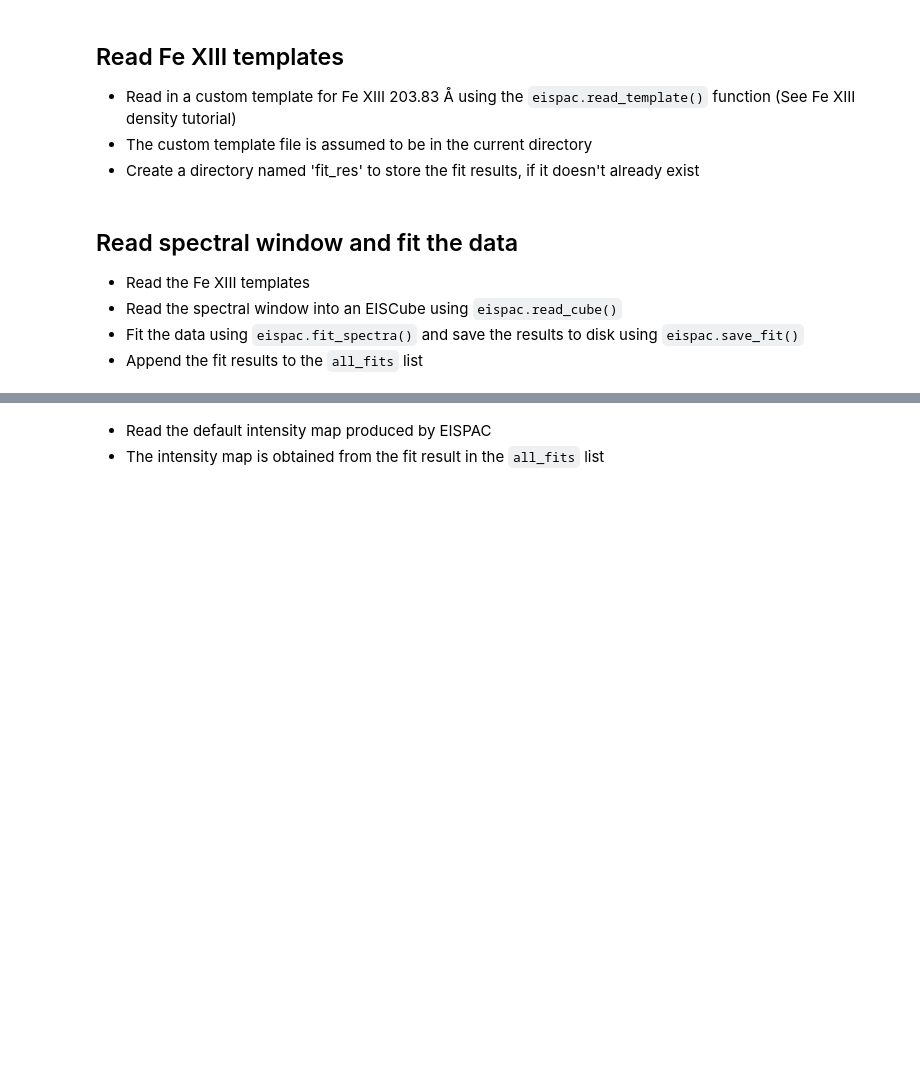
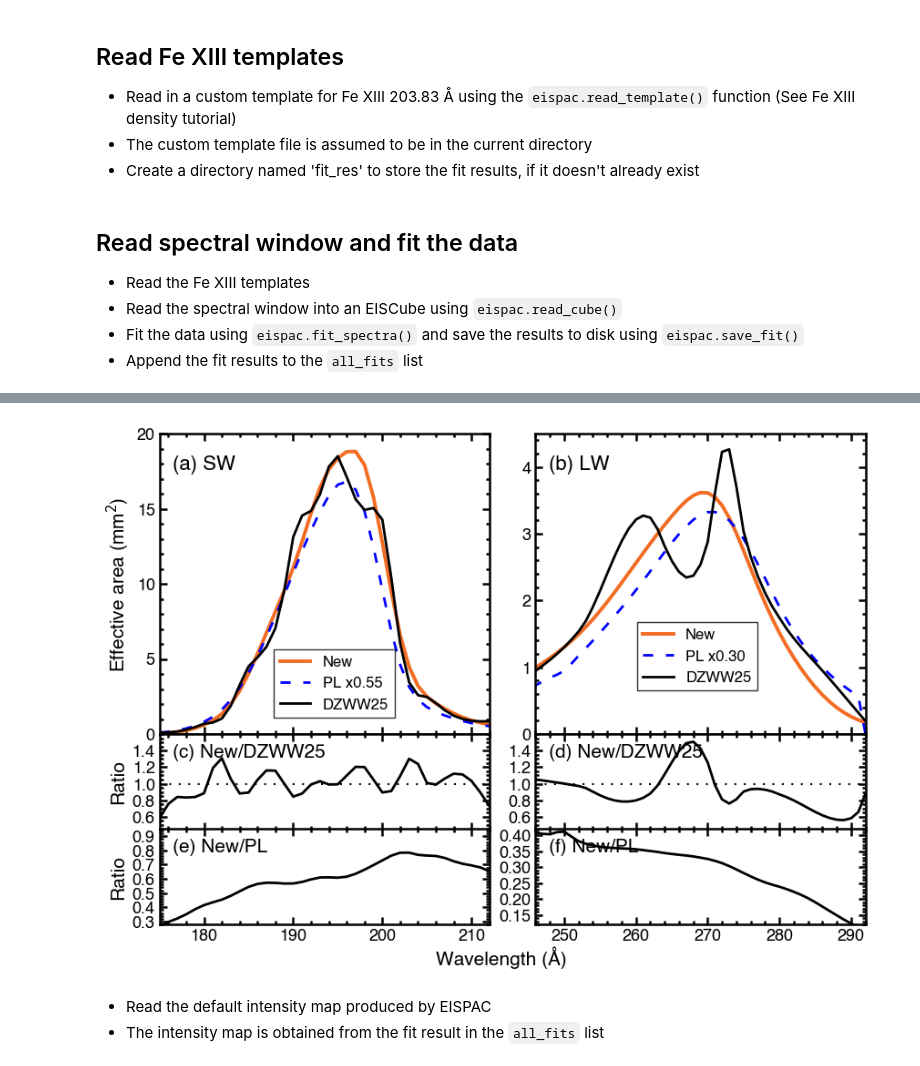
Before and after one commit to andyto1234/EISPAC-Tutorial___Calibrations, a Jupyter notebook: Tutorial__Calibrating_EIS_Data.ipynb, the cells around one changed output, grey strips where cells are left out. Cells and saved outputs as stored; diff of their text form; code cells hidden in the pictures; blank space fills up the shorter version.

```diff
--- a/Tutorial__Calibrating_EIS_Data.ipynb
+++ b/Tutorial__Calibrating_EIS_Data.ipynb
@@ -97,3 +134,92 @@ import sunpy.map
+# %%
+# Replicate Figure 7 from Young & Mondal 2026: compare 2024, 2023/DZWW25, and prelaunch effective areas
+
+from eis_calibration.eis_calib_2014 import eis_ea
+from eis_calibration.eis_calib_2023 import interpol_eis_ea
+from eis_calibration.eis_calib_2024 import young_mondal_ea
+
+sw_wave = np.arange(175.0, 214.0, 1.0)
+lw_wave = np.arange(245.0, 293.0, 1.0)
+comparison_date = '2024-09-30T00:00:00.000'
+
+# Convert effective area from cm^2 to mm^2.
+sw_2024 = young_mondal_ea(sw_wave) * 100.0
+lw_2024 = young_mondal_ea(lw_wave) * 100.0
+sw_2023 = interpol_eis_ea(comparison_date, sw_wave, quiet=True) * 100.0
+lw_2023 = interpol_eis_ea(comparison_date, lw_wave, quiet=True) * 100.0
+sw_prelaunch = eis_ea(sw_wave) * 100.0
+lw_prelaunch = eis_ea(lw_wave) * 100.0
+
+sw_new_over_2023 = np.divide(sw_2024, sw_2023, out=np.full_like(sw_2024, np.nan), where=sw_2023 > 0)
+lw_new_over_2023 = np.divide(lw_2024, lw_2023, out=np.full_like(lw_2024, np.nan), where=lw_2023 > 0)
+sw_new_over_prelaunch = np.divide(sw_2024, sw_prelaunch, out=np.full_like(sw_2024, np.nan), where=sw_prelaunch > 0)
+lw_new_over_prelaunch = np.divide(lw_2024, lw_prelaunch, out=np.full_like(lw_2024, np.nan), where=lw_prelaunch > 0)
+
+fig, axs = plt.subplots(
+    3, 2,
+    figsize=(10, 7),
+    sharex='col',
+    gridspec_kw={'height_ratios': [3.0, 0.95, 0.95], 'hspace': 0.0, 'wspace': 0.14},
+)
+
+orange = '#f26c23'
+for ax in axs.ravel():
+    ax.tick_params(direction='in', which='both', top=True, right=True, width=1.8, labelsize=13)
+    ax.tick_params(which='major', length=6)
+    ax.tick_params(which='minor', length=3)
+    ax.minorticks_on()
+    for spine in ax.spines.values():
+        spine.set_linewidth(1.8)
+
+axs[0, 0].plot(sw_wave, sw_2024, color=orange, lw=2.8, label='New')
+axs[0, 0].plot(sw_wave, sw_prelaunch * 0.55, color='blue', lw=2.0, ls=(0, (4, 5)), label='PL x0.55')
+axs[0, 0].plot(sw_wave, sw_2023, color='black', lw=2.0, label='DZWW25')
+axs[0, 0].set_ylim(0, 20)
+axs[0, 0].set_yticks([0, 5, 10, 15, 20])
+axs[0, 0].set_ylabel('Effective area (mm$^2$)', fontsize=15)
+axs[0, 0].text(0.04, 0.88, '(a) SW', transform=axs[0, 0].transAxes, fontsize=16)
+axs[0, 0].legend(loc='lower center', bbox_to_anchor=(0.53, 0.03), frameon=True, fancybox=False, edgecolor='black', fontsize=12)
+
+axs[0, 1].plot(lw_wave, lw_2024, color=orange, lw=2.8, label='New')
+axs[0, 1].plot(lw_wave, lw_prelaunch * 0.30, color='blue', lw=2.0, ls=(0, (4, 5)), label='PL x0.30')
+axs[0, 1].plot(lw_wave, lw_2023, color='black', lw=2.0, label='DZWW25')
+axs[0, 1].set_ylim(0, 4.5)
+axs[0, 1].set_yticks([0, 1, 2, 3, 4])
+axs[0, 1].text(0.04, 0.88, '(b) LW', transform=axs[0, 1].transAxes, fontsize=16)
+axs[0, 1].legend(loc='lower center', bbox_to_anchor=(0.49, 0.12), frameon=True, fancybox=False, edgecolor='black', fontsize=12)
+
+axs[1, 0].plot(sw_wave, sw_new_over_2023, color='black', lw=2.0)
+axs[1, 0].axhline(1.0, color='black', lw=1.5, ls=(0, (1, 4)))
+axs[1, 0].set_ylim(0.45, 1.6)
+axs[1, 0].set_yticks([0.6, 0.8, 1.0, 1.2, 1.4])
+axs[1, 0].set_ylabel('Ratio', fontsize=15)
+axs[1, 0].text(0.04, 0.76, '(c) New/DZWW25', transform=axs[1, 0].transAxes, fontsize=15)
+
+axs[1, 1].plot(lw_wave, lw_new_over_2023, color='black', lw=2.0)
+axs[1, 1].axhline(1.0, color='black', lw=1.5, ls=(0, (1, 4)))
+axs[1, 1].set_ylim(0.45, 1.6)
+axs[1, 1].set_yticks([0.6, 0.8, 1.0, 1.2, 1.4])
+axs[1, 1].text(0.04, 0.76, '(d) New/DZWW25', transform=axs[1, 1].transAxes, fontsize=15)
+
+axs[2, 0].plot(sw_wave, sw_new_over_prelaunch, color='black', lw=2.0)
+axs[2, 0].set_ylim(0.28, 0.95)
+axs[2, 0].set_yticks([0.3, 0.4, 0.5, 0.6, 0.7, 0.8, 0.9])
+axs[2, 0].set_ylabel('Ratio', fontsize=15)
+axs[2, 0].text(0.04, 0.76, '(e) New/PL', transform=axs[2, 0].transAxes, fontsize=15)
+
+axs[2, 1].plot(lw_wave, lw_new_over_prelaunch, color='black', lw=2.0)
+axs[2, 1].set_ylim(0.12, 0.42)
+axs[2, 1].set_yticks([0.15, 0.20, 0.25, 0.30, 0.35, 0.40])
+axs[2, 1].text(0.04, 0.76, '(f) New/PL', transform=axs[2, 1].transAxes, fontsize=15)
+
+axs[2, 0].set_xlim(175, 212)
+axs[2, 0].set_xticks([180, 190, 200, 210])
+axs[2, 1].set_xlim(246, 292)
+axs[2, 1].set_xticks([250, 260, 270, 280, 290])
+fig.supxlabel('Wavelength (Å)', fontsize=15, y=0.04)
+plt.show()
+# %% [output]
+[figure, added]
 # %% [markdown]
 - Read the default intensity map produced by EISPAC
 - The intensity map is obtained from the fit result in the `all_fits` list
```
Also changed, not shown: parts of 16 cells of this notebook, 7 other files.
